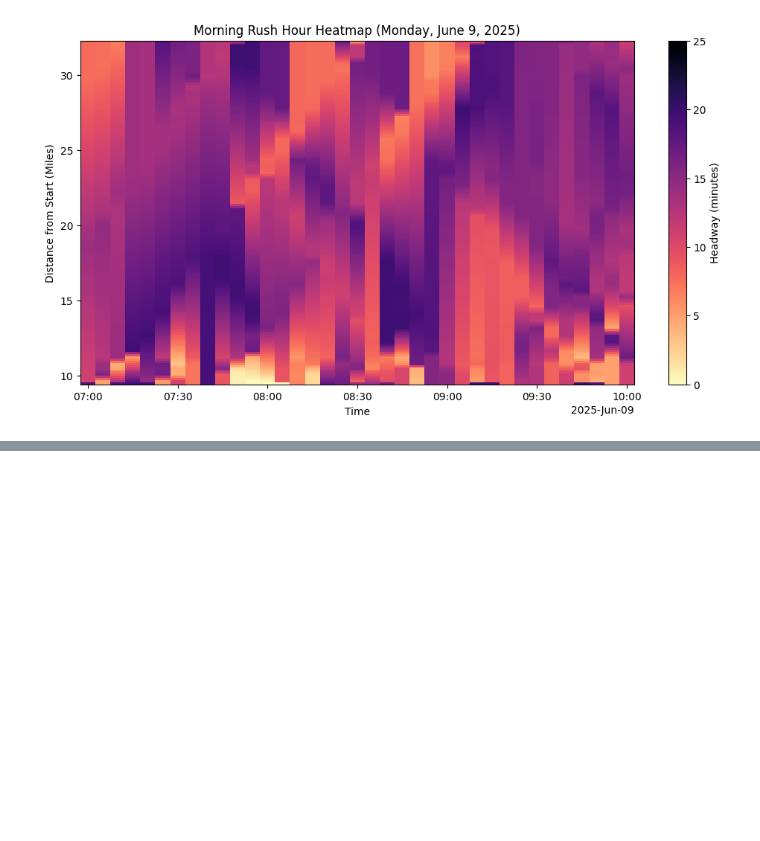
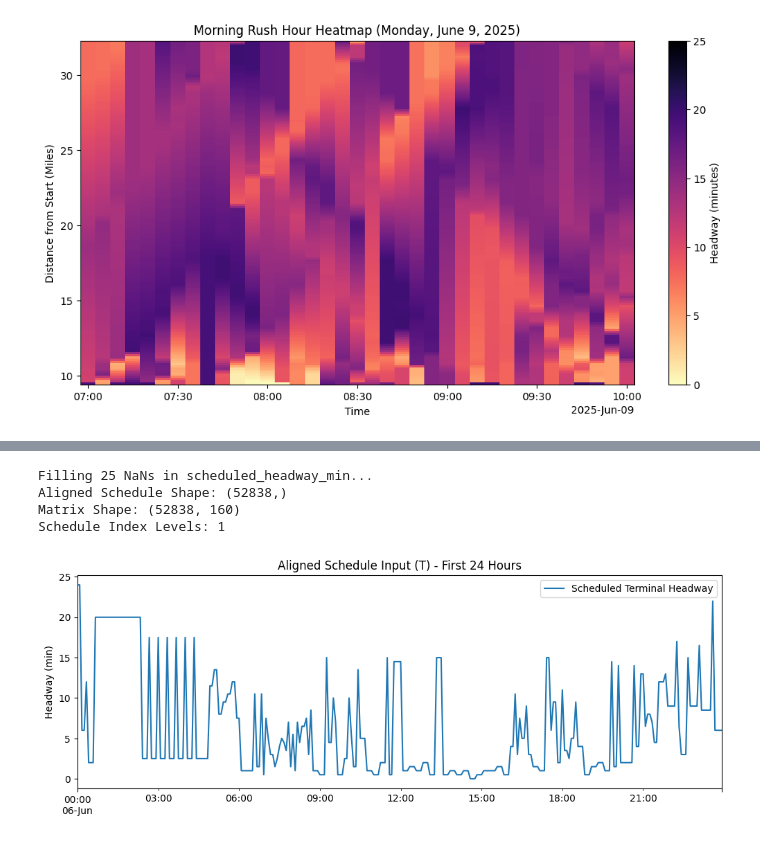
Before and after one commit to DanHerman212/headway-prediction, a Jupyter notebook: notebooks/4_spatiotemporal_eda.ipynb, the cells around one changed output, grey strips where cells are left out. Saved outputs shown, nothing was run; the diff lists cells and outputs as text; code cells hidden in the pictures; blank space fills up the shorter version.

Commit message:
updated eda notebook with preview for chunking the matrix into inputs for deep learning system

```diff
--- a/notebooks/4_spatiotemporal_eda.ipynb
+++ b/notebooks/4_spatiotemporal_eda.ipynb
@@ -137,0 +147,46 @@ plt.show()
+# %%
+# --- 1. Load and Align Schedule Data (T) ---
+SCHEDULE_PATH = "../data/target_terminal_headways.csv"
+
+# Load Schedule
+schedule_df = pd.read_csv(SCHEDULE_PATH)
+
+# Use departure_seconds to handle GTFS times that go past 24:00:00 (e.g., 25:30:00)
+schedule_df['datetime'] = pd.to_datetime(schedule_df['service_date']) + pd.to_timedelta(schedule_df['departure_seconds'], unit='s')
+
+schedule_df = schedule_df.set_index('datetime').sort_index()
+
+# --- FIX: Remove duplicate timestamps ---
+schedule_df = schedule_df[~schedule_df.index.duplicated(keep='first')]
+
+# Filter to match Matrix timeframe
+schedule_df = schedule_df[schedule_df.index >= GLOBAL_START_TIME]
+
+# --- FIX: Handle NaNs in Schedule ---
+nan_count = schedule_df['scheduled_headway_min'].isna().sum()
+print(f"Filling {nan_count} NaNs in scheduled_headway_min...")
+schedule_df['scheduled_headway_min'] = schedule_df['scheduled_headway_min'].bfill()
+
+# Resample to 5-min bins
+schedule_resampled = schedule_df['scheduled_headway_min'].resample(f'{TIME_BIN_SIZE_MIN}min').ffill()
+
+# Align with Matrix Time Coords
+schedule_aligned = schedule_resampled.reindex(time_coords, method='ffill').bfill()
+
+print(f"Aligned Schedule Shape: {schedule_aligned.shape}")
+print(f"Matrix Shape: {da.shape}")
+print(f"Schedule Index Levels: {schedule_df.index.nlevels}") # Verify it is 1 (Single Index)
+
+# Visualize alignment
+plt.figure(figsize=(12, 4))
+schedule_aligned.iloc[:288].plot(label="Scheduled Terminal Headway") # First 24 hours
+plt.title("Aligned Schedule Input (T) - First 24 Hours")
+plt.ylabel("Headway (min)")
+plt.legend()
+plt.show()
+# %% [output]
+Filling 25 NaNs in scheduled_headway_min...
+Aligned Schedule Shape: (52838,)
+Matrix Shape: (52838, 160)
+Schedule Index Levels: 1
+[figure, added]
```
Also changed, not shown: parts of 3 cells of this notebook.
